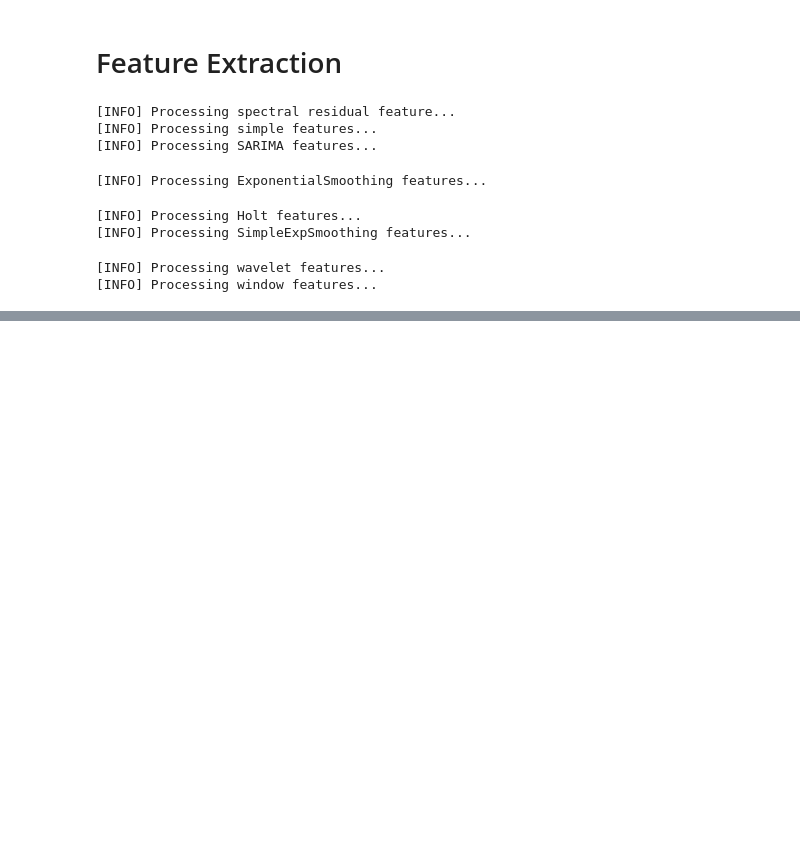
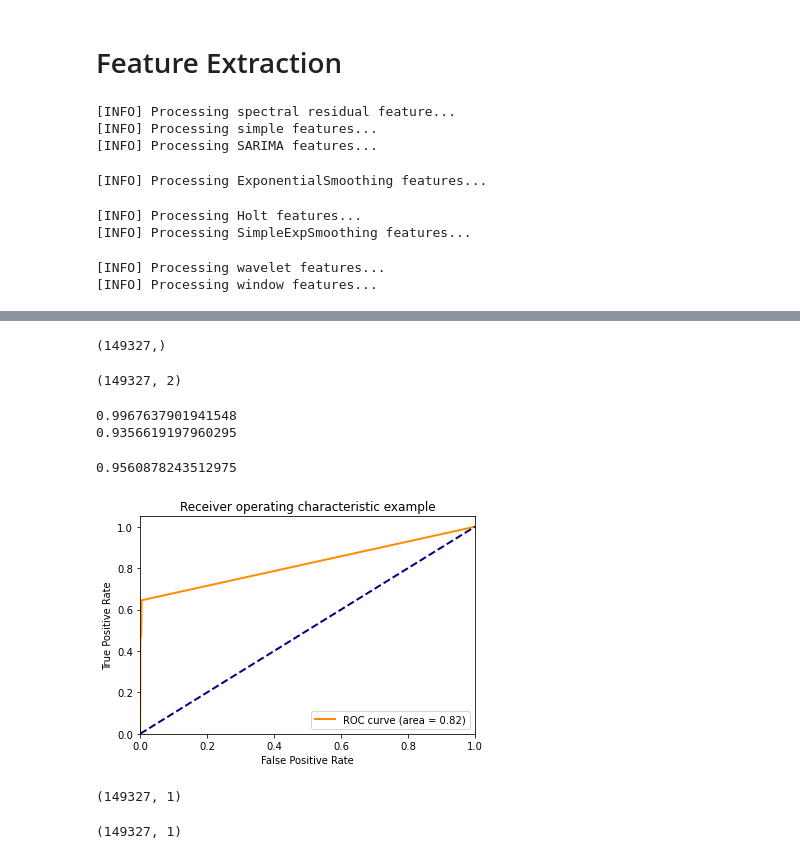
Before and after one commit to TrellixVulnTeam/PyADTS_LKUQ, a Jupyter notebook: notebooks/demo.ipynb, the cells around one changed output, grey strips where cells are left out. Saved outputs shown, nothing was run; the diff lists cells and outputs as text; code cells hidden in the pictures; blank space fills up the shorter version.

```diff
--- a/notebooks/demo.ipynb
+++ b/notebooks/demo.ipynb
@@ -148,0 +101,28 @@ pr_auc(score=scores, label=meta_df.label.values, delay=7)
+# %%
+param = {'max_depth':2, 'eta':1, 'objective':'binary:logistic' }
+num_round = 2
+# %%
+bst = xgb.train(param, train_matrix, num_round)
+# %%
+test_matrix = xgb.DMatrix(test_x)
+# %%
+scores = bst.predict(test_matrix)
+# %%
+scores.shape
+# %% [output]
+(149327,)
+# %%
+test_y.shape
+# %% [output]
+(149327, 2)
+# %%
+roc = roc_auc(scores, test_y['label'].values, delay=7)
+print(roc)
+print(pr_auc(scores, test_y['label'].values, delay=7))
+# %% [output]
+0.9967637901941548
+0.9356619197960295
+# %%
+print(best_f1(scores, test_y['label'].values, delay=7))
+# %% [output]
+0.9560878243512975
@@ -148,0 +131,4 @@ pr_auc(score=scores, label=meta_df.label.values, delay=7)
+# %%
+plot_roc(scores, test_y['label'].values)
+# %% [output]
+[figure, added]
@@ -148,0 +138,8 @@ pr_auc(score=scores, label=meta_df.label.values, delay=7)
+# %%
+pd.DataFrame(predictions).shape
+# %% [output]
+(149327, 1)
+# %%
+data_df.iloc[-predictions.shape[0]:,:].shape
+# %% [output]
+(149327, 1)
```
Also changed, not shown: parts of 41 cells of this notebook, 26 other files.
